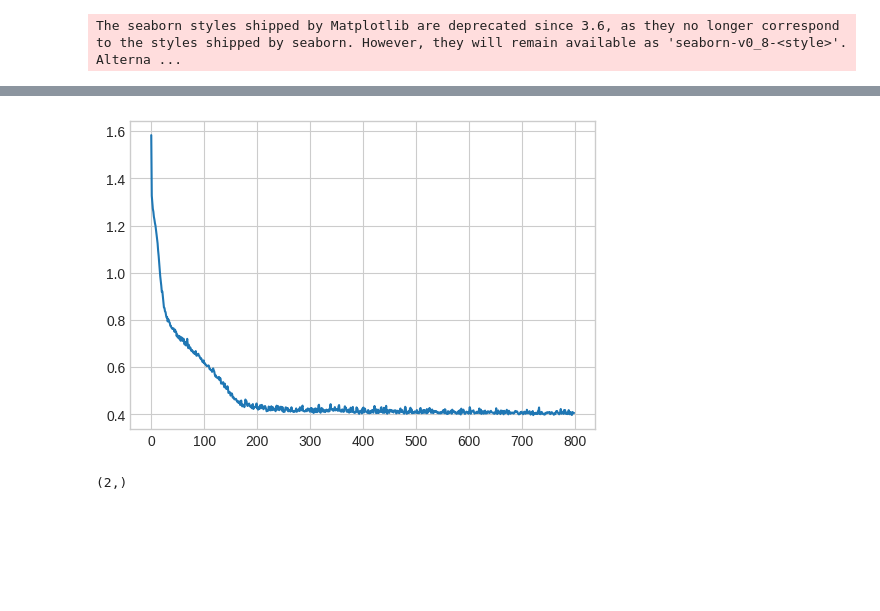
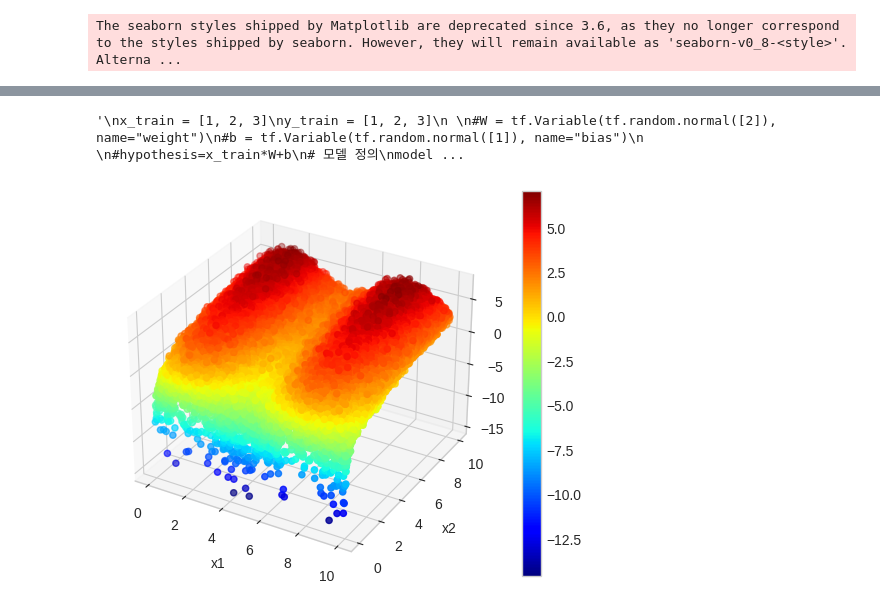
Before and after one commit to powerflow77/DeepLearning, a Jupyter notebook: TensorFlow(Keras)/MLP-SHAP.ipynb, the cells around one changed output, grey strips where cells are left out. Drawn from its saved outputs; the diff is of its cells as text; code cells hidden in the pictures; blank space fills up the shorter version.

```diff
--- a/TensorFlow(Keras)/MLP-SHAP.ipynb
+++ b/TensorFlow(Keras)/MLP-SHAP.ipynb
@@ -35,7 +40,7 @@ The seaborn styles shipped by Matplotlib are deprecated since 3.6, as they no lo
 # %%
 np.random.seed(511)
 
-num_data = 2400
+num_data = 30_000
 x1 = np.random.rand(num_data) * 10
 x2 = np.random.rand(num_data) * 10
 e = np.random.normal(0, 0.5, num_data)
@@ -43,13 +48,21 @@ X = np.array([x1, x2]).T
 y = 2*np.sin(x1) + np.log(0.5*x2**2) + e
 y = y.reshape(-1, 1)
 
-x_train = X[:2000]
-y_train = y[:2000]
+#X = X.astype(np.float32)
+X = tf.constant(X, dtype=tf.float32)
+y = tf.constant(y, dtype=tf.float32)
+#y = y.astype(np.float32)
 
-x_test = X[2000:]
-y_test = y[2000:]
+x_train = X[:int(num_data*0.8)]
+y_train = y[:int(num_data*0.8)]
+
+x_test = X[int(num_data*0.8):]
+y_test = y[int(num_data*0.8):]
 
 
 print(x_train.shape)
+print(y_train.shape)
+print()
 print(x_test.shape)
+print(y_test.shape)
 # %% [output]
@@ -88,10 +74,39 @@ model.evaluate(x_test, y_test)
-# %%
-fig, ax = plt.subplots(1,1, figsize=(6, 4))
-ax.plot(history.history['loss'], label='Training Loss')
-plt.show()
-# %% [output]
-[figure, removed]
-# %%
-x_test[0, :].shape
-# %% [output]
-(2,)
+# %%
+'''
+x_train = [1, 2, 3]
+y_train = [1, 2, 3]
+
+#W = tf.Variable(tf.random.normal([2]), name="weight")
+#b = tf.Variable(tf.random.normal([1]), name="bias")
+
+#hypothesis=x_train*W+b
+# 모델 정의
+model = tf.keras.models.Sequential()
+model.add(tf.keras.layers.Dense(128, input_dim=2, activation='relu'))  # input_dim을 2로 변경
+model.add(tf.keras.layers.Dense(64, activation='relu'))
+model.add(tf.keras.layers.Dense(32, activation='relu'))
+model.add(tf.keras.layers.Dense(1, activation=None))
+
+
+# 모델 컴파일
+model.compile(loss='mean_squared_error', optimizer=tf.keras.optimizers.Adam(learning_rate=0.001))
+
+# 모델 학습
+model.fit(x_train, y_train, epochs=800)
+'''
+# %% [output]
+'\nx_train = [1, 2, 3]\ny_train = [1, 2, 3]\n \n#W = tf.Variable(tf.random.normal([2]), name="weight")\n#b = tf.Variable(tf.random.normal([1]), name="bias")\n \n#hypothesis=x_train*W+b\n# 모델 정의\nmodel ...
+# %%
+fig1 = plt.figure(figsize=(8,5))
+ax1 = fig1.add_subplot(111, projection='3d')
+t = ax1.scatter(x1, x2, y, c=y, cmap='jet', marker='o')
+
+fig1.colorbar(t) # 컬러바
+
+ax1.set_xlabel('x1')
+ax1.set_ylabel('x2')
+ax1.set_zlabel('y')
+
+plt.show()
+# %% [output]
+[figure, added]
```
Also changed, not shown: parts of 16 cells of this notebook, 1 other file.
